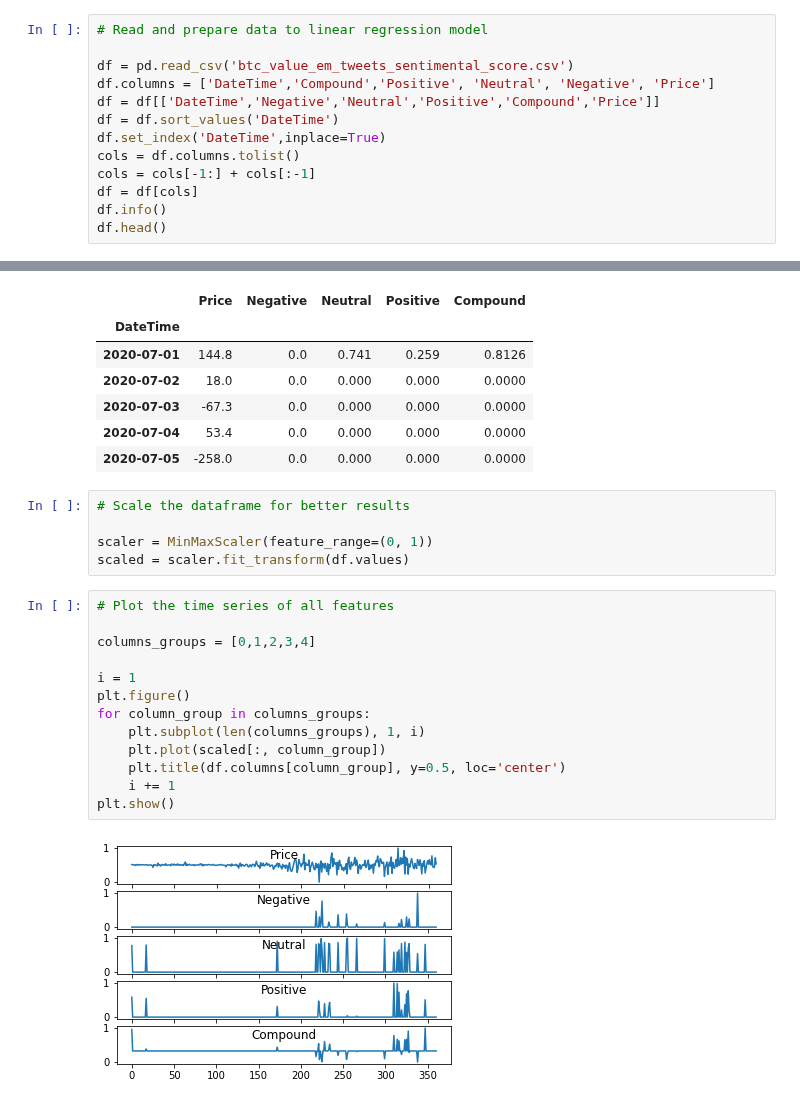
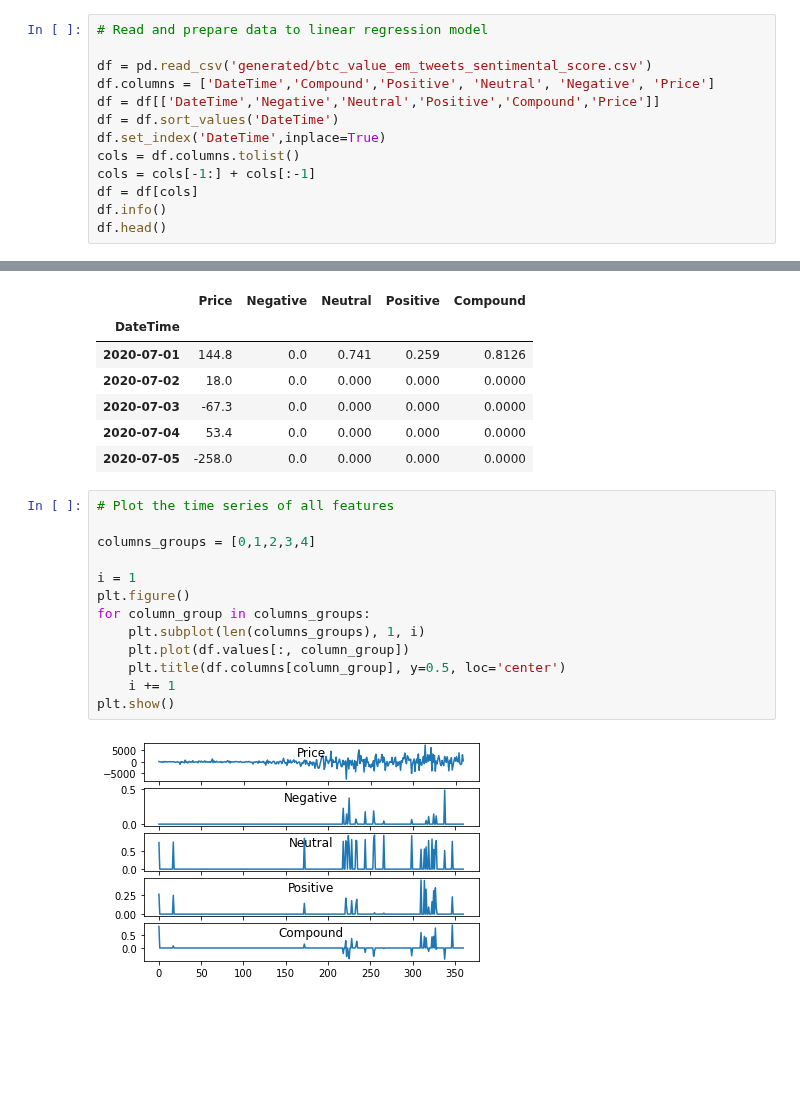
Before and after one commit to prbpedro/tcc_puc, a Jupyter notebook: src/3_build_linear_regression_model.ipynb, the cells around one changed output, grey strips where cells are left out. Saved outputs shown, nothing was run; the diff lists cells and outputs as text; blank space fills up the shorter version.

```diff
--- a/src/3_build_linear_regression_model.ipynb
+++ b/src/3_build_linear_regression_model.ipynb
@@ -48,7 +14,7 @@ def series_to_supervised(data, n_in=1, n_out=1, dropnan=True):
 # %%
 # Read and prepare data to linear regression model
 
-df = pd.read_csv('btc_value_em_tweets_sentimental_score.csv')
+df = pd.read_csv('generated/btc_value_em_tweets_sentimental_score.csv')
 df.columns = ['DateTime','Compound','Positive', 'Neutral', 'Negative', 'Price']
 df = df[['DateTime','Negative','Neutral','Positive','Compound','Price']]
 df = df.sort_values('DateTime')
@@ -78,26 +44,21 @@ memory usage: 16.9+ KB
 | 2020-07-03 | -67.3 | 0.0 | 0.000 | 0.000 | 0.0000 |
 | 2020-07-04 | 53.4 | 0.0 | 0.000 | 0.000 | 0.0000 |
 | 2020-07-05 | -258.0 | 0.0 | 0.000 | 0.000 | 0.0000 |
-# %%
-# Scale the dataframe for better results
-
-scaler = MinMaxScaler(feature_range=(0, 1))
-scaled = scaler.fit_transform(df.values)
 # %%
 # Plot the time series of all features
 
 columns_groups = [0,1,2,3,4]
 
 i = 1
 plt.figure()
 for column_group in columns_groups:
     plt.subplot(len(columns_groups), 1, i)
-    plt.plot(scaled[:, column_group])
+    plt.plot(df.values[:, column_group])
     plt.title(df.columns[column_group], y=0.5, loc='center')
     i += 1
 plt.show()
 # %% [output]
-[figure, old version]
+[figure, new version]
 # %%
 # Reframe the data so we can apply supervised learning techniques in a time series
 
```
Also changed, not shown: parts of 9 cells of this notebook, 20 other files.
